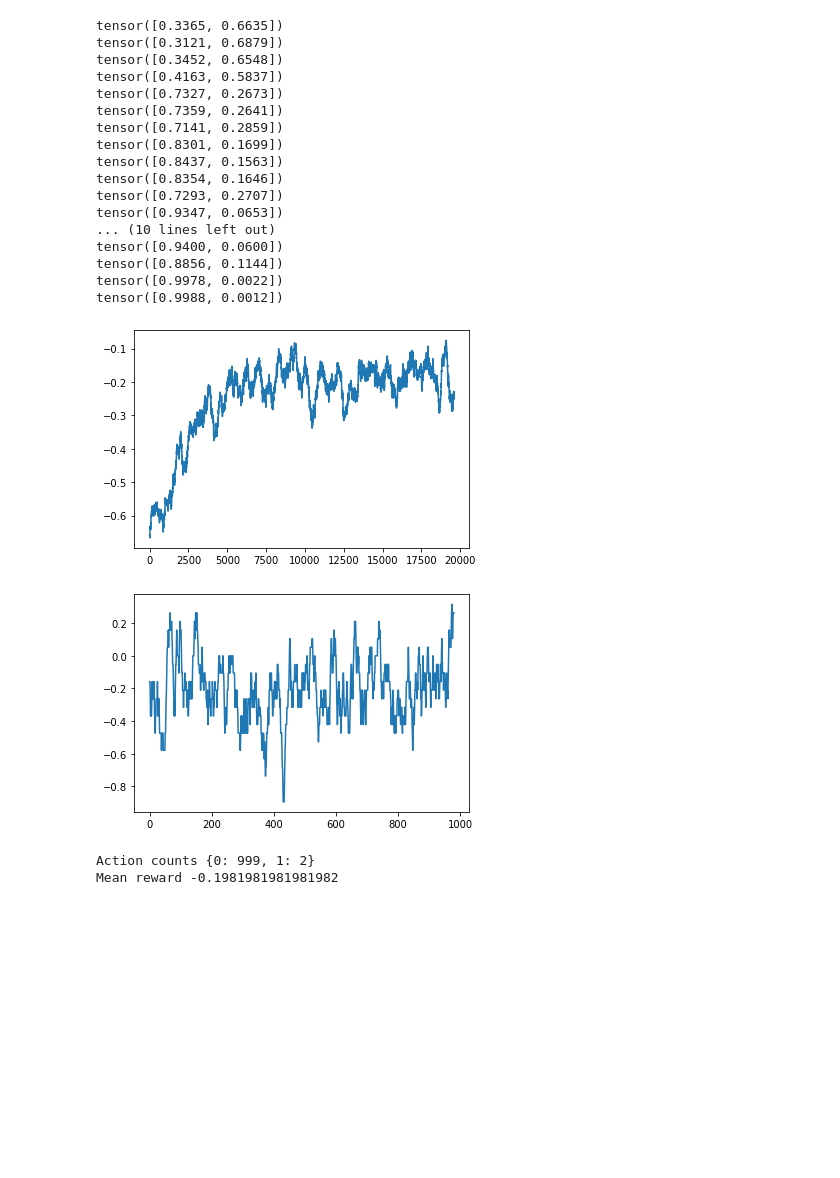
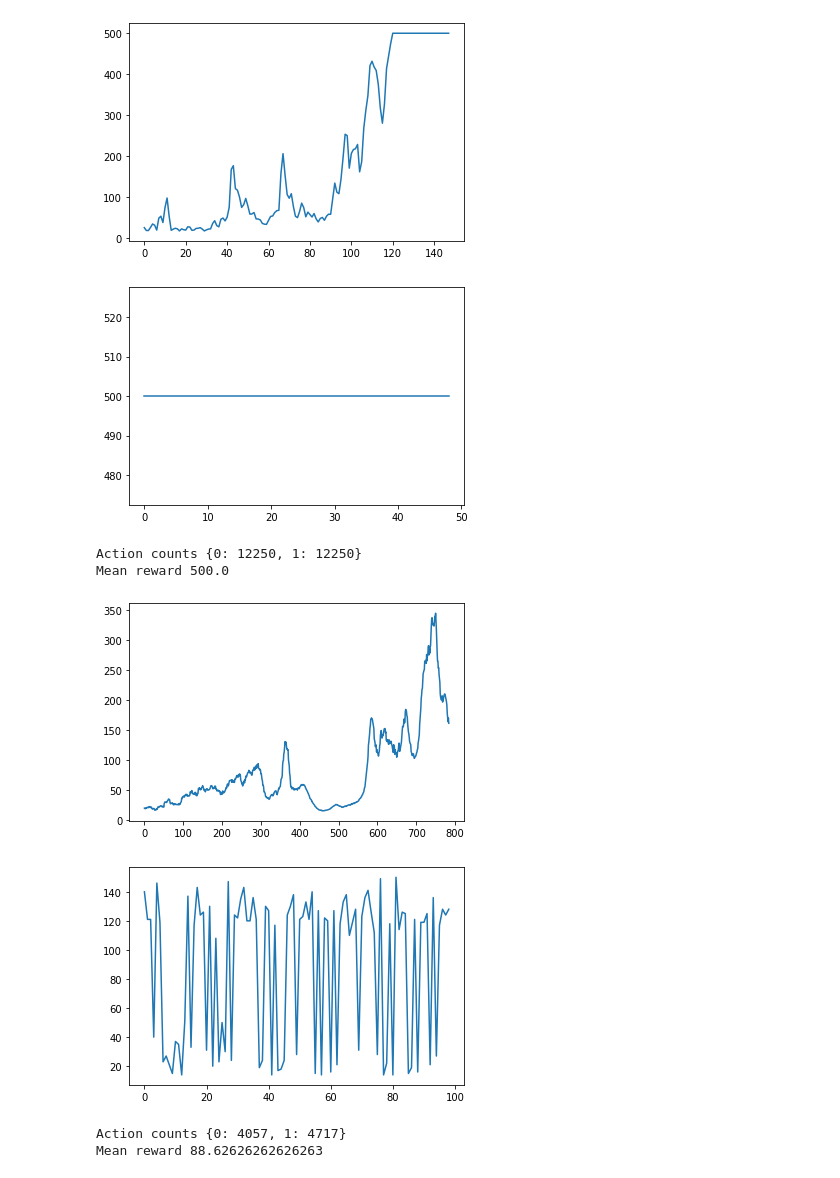
Before and after one commit to CharlieGaynor/RLdog, a Jupyter notebook: src/examples.ipynb, the cells around one changed output. Saved outputs shown, nothing was run; the diff lists cells and outputs as text; code cells hidden in the pictures; blank space fills up the shorter version.

Commit message:
Moved to src Fixed up A2C and REINFORCE added unit tests fixed formatting

```diff
--- a/src/examples.ipynb
+++ b/src/examples.ipynb
@@ -18,49 +18,44 @@ from agents.Policy_gradients.REINFORCE import REINFORCE
 from agents.Actor_critics.A2C import A2C
 from collections import Counter
 # %%
-ac_bj_config = config.config["BLACKJACK"]['AC']
-max_games = 20000
+ac_bj_config = config.config["CARTPOLE"]['AC']
+max_games = 150
 
 ac_bj_config["hyperparameters"]["max_games"] = max_games
-ac_bj_config["hyperparameters"]["lr"] = 5e-5
+ac_bj_config["hyperparameters"]["lr"] = 1e-2
 ac_bj_config["hyperparameters"]["gamma"] = 0.99
 # ac_bj_config["hyperparameters"]["one_hot_encoding_basepoints"] = [0, 32, 32+11]
 # %%
 agent = A2C(ac_bj_config)
 verbose = True
 agent.play_games(verbose=verbose)
 agent.evaluation_mode = True
-agent.play_games(1000, verbose=verbose)
+agent.play_games(50, verbose=verbose)
 agent.evaluation_mode = False
 # %% [output]
-tensor([0.3365, 0.6635])
-tensor([0.3121, 0.6879])
-tensor([0.3452, 0.6548])
-tensor([0.4163, 0.5837])
-tensor([0.7327, 0.2673])
-tensor([0.7359, 0.2641])
-tensor([0.7141, 0.2859])
-tensor([0.8301, 0.1699])
-tensor([0.8437, 0.1563])
-tensor([0.8354, 0.1646])
-tensor([0.7293, 0.2707])
-tensor([0.9347, 0.0653])
-... (10 lines left out)
-tensor([0.9400, 0.0600])
-tensor([0.8856, 0.1144])
-tensor([0.9978, 0.0022])
-tensor([0.9988, 0.0012])
-[figure, old version]
+[figure, new version]
-[figure, old version]
+[figure, new version]
-Action counts {0: 999, 1: 2}
-Mean reward -0.1981981981981982
+Action counts {0: 12250, 1: 12250}
+Mean reward 500.0
 # %%
-agent = REINFORCE(policy_bj_config)
+REINFORCE_bj_config = config.config["CARTPOLE"]['POLICY']
+max_games = 800
+
+REINFORCE_bj_config["hyperparameters"]["max_games"] = max_games
+REINFORCE_bj_config["hyperparameters"]["lr"] = 1e-3
+REINFORCE_bj_config["hyperparameters"]["gamma"] = 0.999
+
+agent = REINFORCE(REINFORCE_bj_config)
 verbose = True
 agent.play_games(verbose=verbose)
 agent.evaluation_mode = True
-agent.play_games(1000, verbose=verbose)
+agent.play_games(100, verbose=verbose)
 agent.evaluation_mode = False
+# %% [output]
+[figure, added]
+[figure, added]
+Action counts {0: 4057, 1: 4717}
+Mean reward 88.62626262626263
 # %%
 dqn_bj_config = config.config["BLACKJACK"]['DQN']
 max_games = 100000
```
Also changed, not shown: parts of 4 cells of this notebook, 16 other files.
